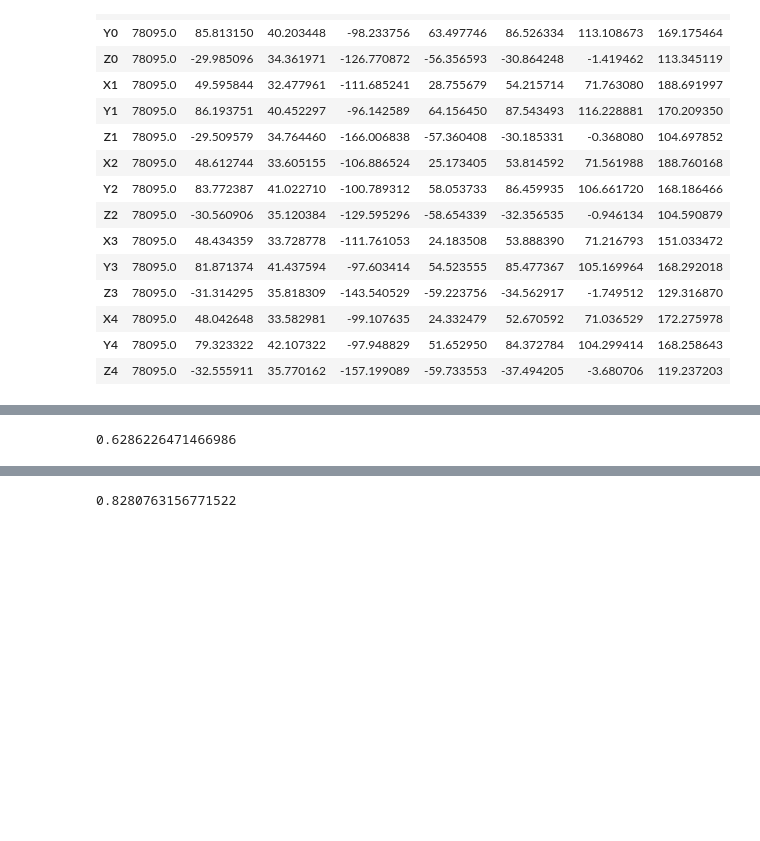
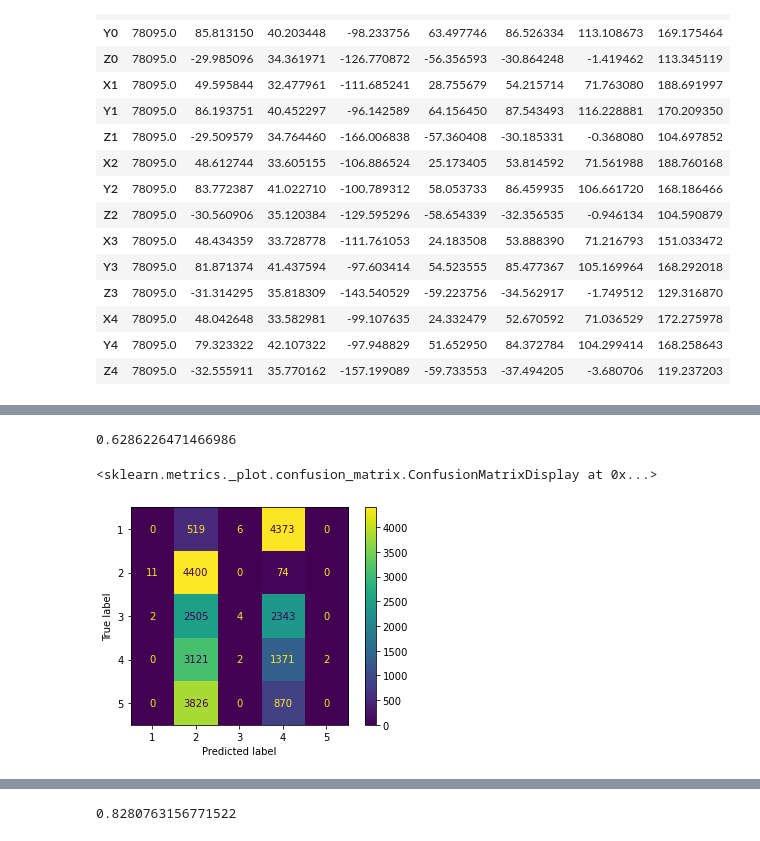
Before and after one commit to JanSchering/natural_computing, a Jupyter notebook: assignment_5/ex5.ipynb, the cells around one changed output, grey strips where cells are left out. Cells and saved outputs as stored; diff of their text form; code cells hidden in the pictures; blank space fills up the shorter version.

```diff
--- a/assignment_5/ex5.ipynb
+++ b/assignment_5/ex5.ipynb
@@ -240,15 +244,18 @@ Please also refer to the documentation for alternative solver options:
 # %%
 scaler = StandardScaler().fit(X_train)
 
 X_scaled = scaler.transform(X_train)
 
 lg_classifier = LogisticRegression(max_iter=1000)
 lg_classifier.fit(X_scaled, y_train)
 
 X_test_scaled = scaler.transform(X_test)
-lg_classifier.score(X_test_scaled, y_test)
+print(lg_classifier.score(X_test_scaled, y_test))
+plot_confusion_matrix(lg_classifier, X_test, y_test)
 # %% [output]
 0.6286226471466986
+<sklearn.metrics._plot.confusion_matrix.ConfusionMatrixDisplay at 0x...>
+[figure, added]
 # %%
 clf = AdaBoostClassifier(n_estimators=100, random_state=0)
 
```
Also changed, not shown: parts of 6 cells of this notebook, 6 other files.
